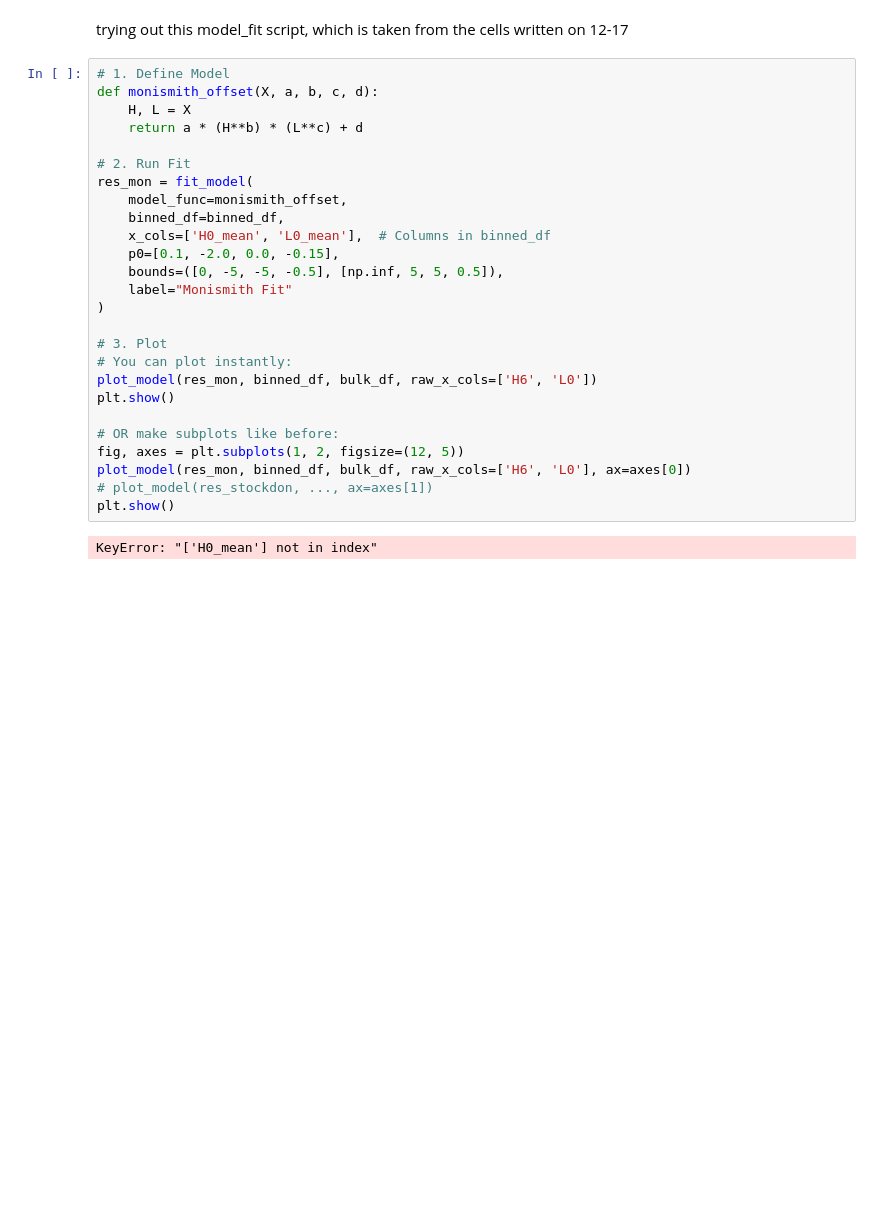
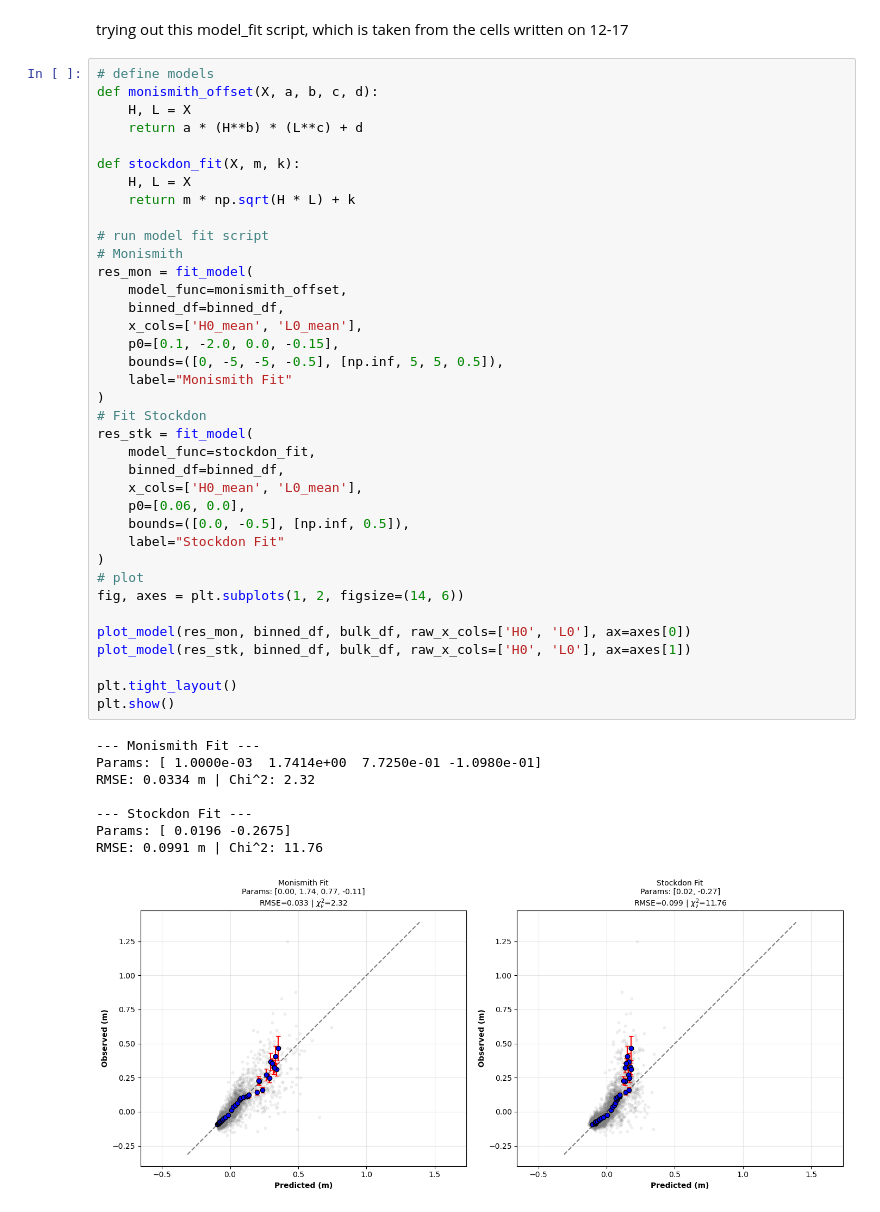
Before and after one commit to isidora-rojas/PILOT_Mokuleia, a Jupyter notebook: Mark_Meetings/2025-12-24.ipynb, the cells around one changed output. Drawn from its saved outputs; the diff is of its cells as text; blank space fills up the shorter version.

```diff
--- a/Mark_Meetings/2025-12-24.ipynb
+++ b/Mark_Meetings/2025-12-24.ipynb
@@ -30,30 +18,48 @@ binned_df
 # %% [markdown]
 trying out this model_fit script, which is taken from the cells written on 12-17
 # %%
-# 1. Define Model
+# define models
 def monismith_offset(X, a, b, c, d):
     H, L = X
     return a * (H**b) * (L**c) + d
 
-# 2. Run Fit
+def stockdon_fit(X, m, k):
+    H, L = X
+    return m * np.sqrt(H * L) + k
+
+# run model fit script
+# Monismith
 res_mon = fit_model(
     model_func=monismith_offset,
     binned_df=binned_df,
-    x_cols=['H0_mean', 'L0_mean'],  # Columns in binned_df
+    x_cols=['H0_mean', 'L0_mean'],
     p0=[0.1, -2.0, 0.0, -0.15],
     bounds=([0, -5, -5, -0.5], [np.inf, 5, 5, 0.5]),
     label="Monismith Fit"
 )
+# Fit Stockdon
+res_stk = fit_model(
+    model_func=stockdon_fit,
+    binned_df=binned_df,
+    x_cols=['H0_mean', 'L0_mean'],
+    p0=[0.06, 0.0],
+    bounds=([0.0, -0.5], [np.inf, 0.5]),
+    label="Stockdon Fit"
+)
+# plot
+fig, axes = plt.subplots(1, 2, figsize=(14, 6))
 
-# 3. Plot
-# You can plot instantly:
-plot_model(res_mon, binned_df, bulk_df, raw_x_cols=['H6', 'L0'])
+plot_model(res_mon, binned_df, bulk_df, raw_x_cols=['H0', 'L0'], ax=axes[0])
+plot_model(res_stk, binned_df, bulk_df, raw_x_cols=['H0', 'L0'], ax=axes[1])
+
+plt.tight_layout()
 plt.show()
-
-# OR make subplots like before:
-fig, axes = plt.subplots(1, 2, figsize=(12, 5))
-plot_model(res_mon, binned_df, bulk_df, raw_x_cols=['H6', 'L0'], ax=axes[0])
-# plot_model(res_stockdon, ..., ax=axes[1])
-plt.show()
 # %% [output]
-KeyError: "['H0_mean'] not in index"
+--- Monismith Fit ---
+Params: [ 1.0000e-03  1.7414e+00  7.7250e-01 -1.0980e-01]
+RMSE: 0.0334 m | Chi^2: 2.32
+
+--- Stockdon Fit ---
+Params: [ 0.0196 -0.2675]
+RMSE: 0.0991 m | Chi^2: 11.76
+[figure, added]
```
Also changed, not shown: parts of 8 cells of this notebook, 1 other file.
